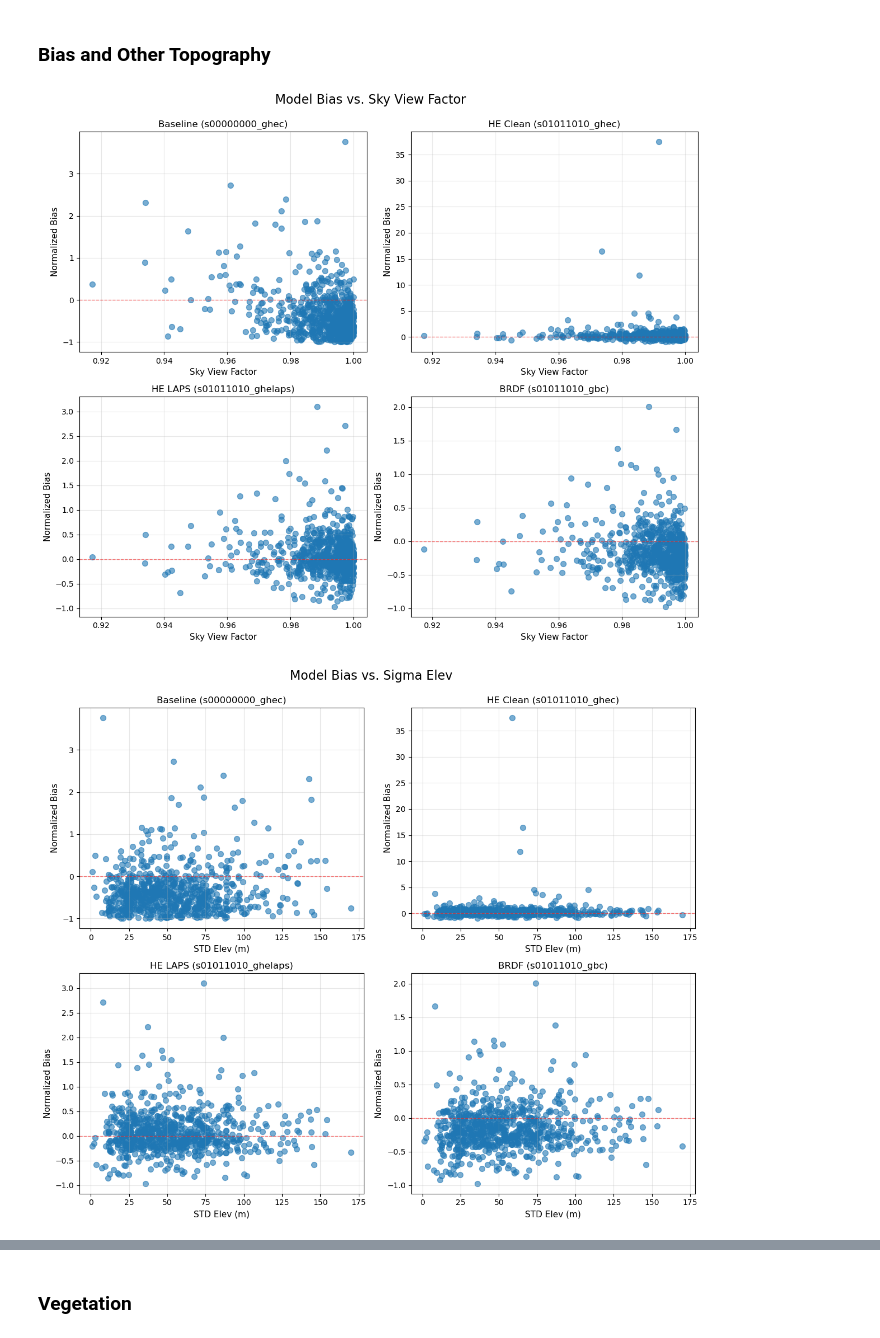
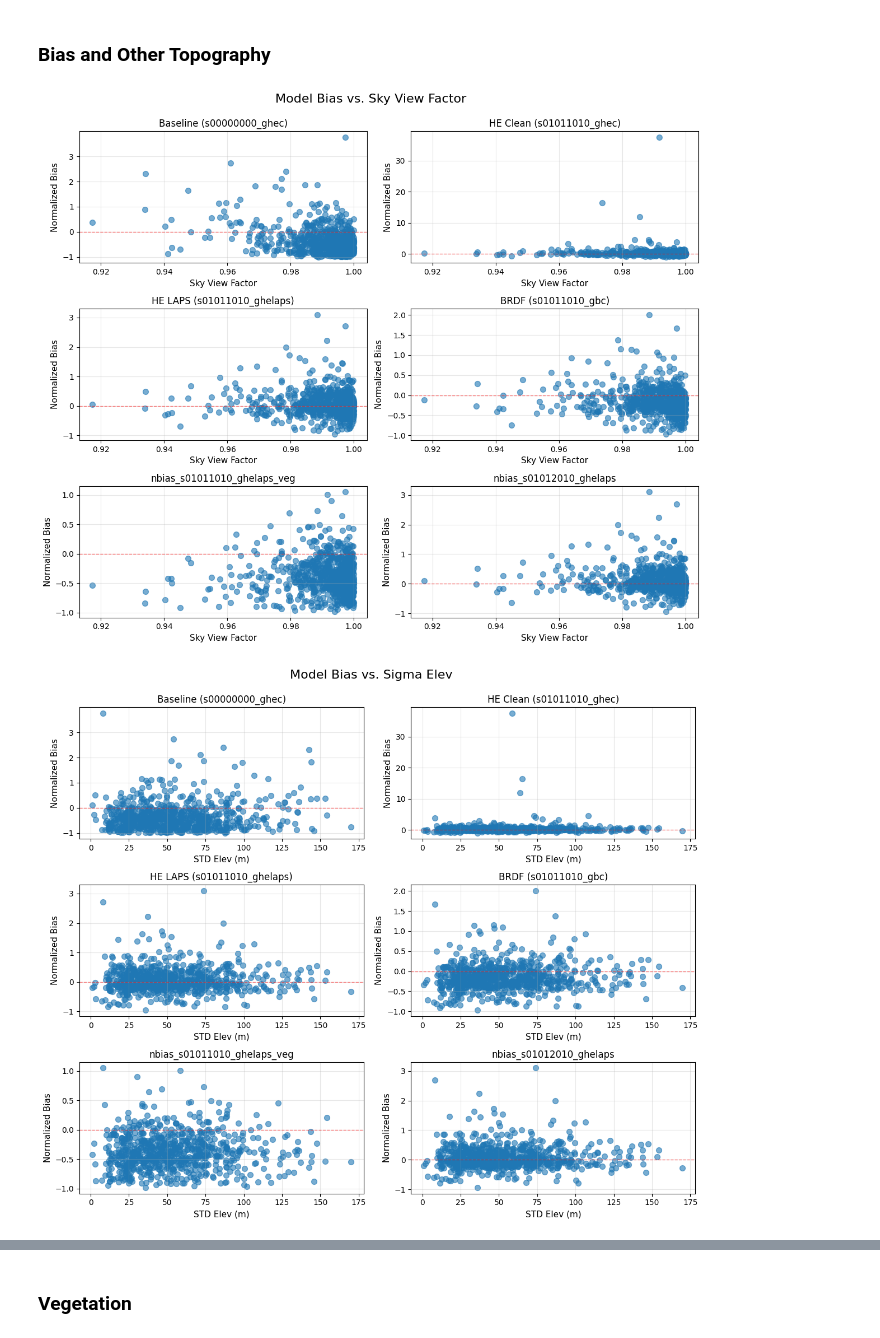
Before and after one commit to chrisrycx/lm4px_data_analysis, a Jupyter notebook: output_analysis/interactive/ErrorAnalysis.ipynb, the cells around one changed output, grey strips where cells are left out. Cells and saved outputs as stored; diff of their text form; code cells hidden in the pictures.

```diff
--- a/output_analysis/interactive/ErrorAnalysis.ipynb
+++ b/output_analysis/interactive/ErrorAnalysis.ipynb
@@ -24,18 +25,30 @@ df.head()
 df = df[df['output_years'] >= 5]
 # %%
 # Create a dataframe for bias
-bias_df = df[['site', 'latitude', 'longitude', 'mean_snotel_swe', 'var_snotel_swe', 'bias_s00000000_ghec', 'bias_s01011010_ghec', 'bias_s01011010_ghelaps', 'bias_s01011010_gbc']].copy()
+bias_df = df[['site',
+              'latitude',
+              'longitude',
+              'mean_snotel_swe',
+              'var_snotel_swe',
+              'bias_s00000000_ghec',
+              'bias_s01011010_ghec',
+              'bias_s01011010_ghelaps',
+              'bias_s01011010_gbc',
+              'bias_s01011010_ghelaps_veg',
+              'bias_s01012010_ghelaps']].copy()
 # %%
 bias_df['nbias_s00000000_ghec'] = bias_df['bias_s00000000_ghec'] / bias_df['mean_snotel_swe']
 bias_df['nbias_s01011010_ghec'] = bias_df['bias_s01011010_ghec'] / bias_df['mean_snotel_swe']
 bias_df['nbias_s01011010_ghelaps'] = bias_df['bias_s01011010_ghelaps'] / bias_df['mean_snotel_swe']
 bias_df['nbias_s01011010_gbc'] = bias_df['bias_s01011010_gbc'] / bias_df['mean_snotel_swe']
+bias_df['nbias_s01011010_ghelaps_veg'] = bias_df['bias_s01011010_ghelaps_veg'] / bias_df['mean_snotel_swe']
+bias_df['nbias_s01012010_ghelaps'] = bias_df['bias_s01012010_ghelaps'] / bias_df['mean_snotel_swe']
 # %% [markdown]
 ### Topography Analysis
 # %%
 # Load topography data
-SNOTEL_PATH = '/home/chriscox/Data/snotel/'
-#SNOTEL_PATH = 'C:/Users/clmbn/NMT_PhD/data/snotel/'
+#SNOTEL_PATH = '/home/chriscox/Data/snotel/'
+SNOTEL_PATH = 'C:/Users/clmbn/NMT_PhD/data/snotel/'
 snotel_topo = pd.read_csv(SNOTEL_PATH + 'snotel_land_data.csv')
 snotel_topo
 # %% [output]
@@ -262,16 +232,18 @@ plt.show()
 ### Bias and Other Topography
 # %%
 # Create 2x2 subplot figure for SKY_VIEW_FACTOR
-fig, axes = plt.subplots(2, 2, figsize=(12, 10))
+fig, axes = plt.subplots(3, 2, figsize=(12, 10))
 fig.suptitle('Model Bias vs. Sky View Factor', fontsize=16, y=0.995)
 
 # Define the bias columns to plot
 bias_columns = ['nbias_s00000000_ghec', 'nbias_s01011010_ghec',
-                'nbias_s01011010_ghelaps', 'nbias_s01011010_gbc']
+                'nbias_s01011010_ghelaps', 'nbias_s01011010_gbc',
+                'nbias_s01011010_ghelaps_veg', 'nbias_s01012010_ghelaps']
 
 # Define titles for each subplot
 titles = ['Baseline (s00000000_ghec)', 'HE Clean (s01011010_ghec)',
-          'HE LAPS (s01011010_ghelaps)', 'BRDF (s01011010_gbc)']
+          'HE LAPS (s01011010_ghelaps)', 'BRDF (s01011010_gbc)',
+          'nbias_s01011010_ghelaps_veg', 'nbias_s01012010_ghelaps']
 
 # Create scatter plots
 for idx, (bias_col, title) in enumerate(zip(bias_columns, titles)):
@@ -294,7 +266,7 @@ for idx, (bias_col, title) in enumerate(zip(bias_columns, titles)):
 plt.tight_layout()
 plt.show()
 # %% [output]
-[figure, old version]
+[figure, new version]
 # %%
 # Create 2x2 subplot figure for Eastness (sin of aspect)
 fig, axes = plt.subplots(2, 2, figsize=(12, 10))
@@ -367,39 +339,41 @@ plt.tight_layout()
 plt.show()
 # %%
 # Create 2x2 subplot figure for Std Topo
-fig, axes = plt.subplots(2, 2, figsize=(12, 10))
+fig, axes = plt.subplots(3, 2, figsize=(12, 10))
 fig.suptitle('Model Bias vs. Sigma Elev', fontsize=16, y=0.995)
 
 # Define the bias columns to plot
 bias_columns = ['nbias_s00000000_ghec', 'nbias_s01011010_ghec',
-                'nbias_s01011010_ghelaps', 'nbias_s01011010_gbc']
+                'nbias_s01011010_ghelaps', 'nbias_s01011010_gbc',
+                'nbias_s01011010_ghelaps_veg', 'nbias_s01012010_ghelaps']
 
 # Define titles for each subplot
 titles = ['Baseline (s00000000_ghec)', 'HE Clean (s01011010_ghec)',
-          'HE LAPS (s01011010_ghelaps)', 'BRDF (s01011010_gbc)']
+          'HE LAPS (s01011010_ghelaps)', 'BRDF (s01011010_gbc)',
+          'nbias_s01011010_ghelaps_veg', 'nbias_s01012010_ghelaps']
 
 # Create scatter plots
 for idx, (bias_col, title) in enumerate(zip(bias_columns, titles)):
     row = idx // 2
     col = idx % 2
     ax = axes[row, col]
 
     # Create scatter plot
     ax.scatter(merged_df['STDEV_ELEV'], merged_df[bias_col], alpha=0.6, s=50)
 
     # Add labels and title
     ax.set_xlabel('STD Elev (m)', fontsize=11)
     ax.set_ylabel('Normalized Bias', fontsize=11)
     ax.set_title(title, fontsize=12)
     ax.grid(True, alpha=0.3)
 
     # Add a horizontal line at y=0 for reference
     ax.axhline(y=0, color='r', linestyle='--', linewidth=1, alpha=0.5)
 
 plt.tight_layout()
 plt.show()
 # %% [output]
-[figure, old version]
+[figure, new version]
 # %%
 # Create 2x2 subplot figure for SLOPE
 fig, axes = plt.subplots(2, 2, figsize=(12, 10))
```
Also changed, not shown: parts of 10 cells of this notebook, 1 other file.
